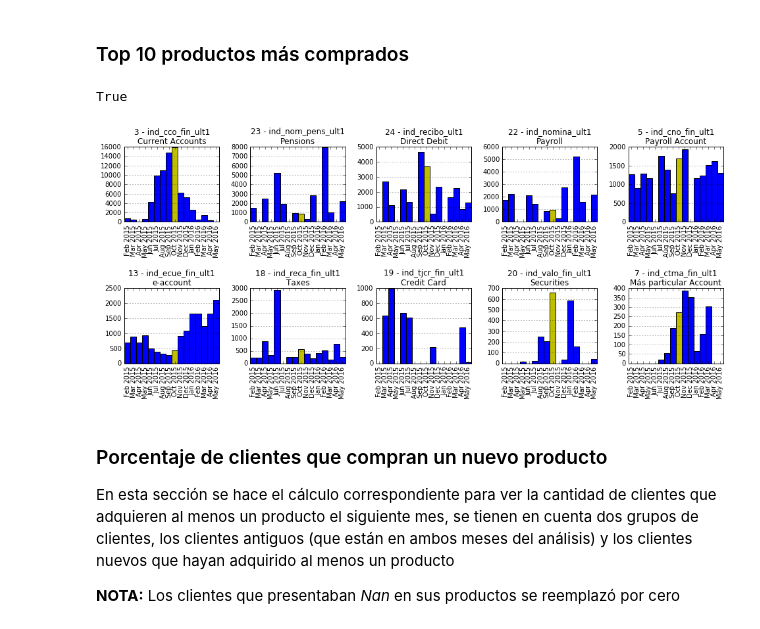
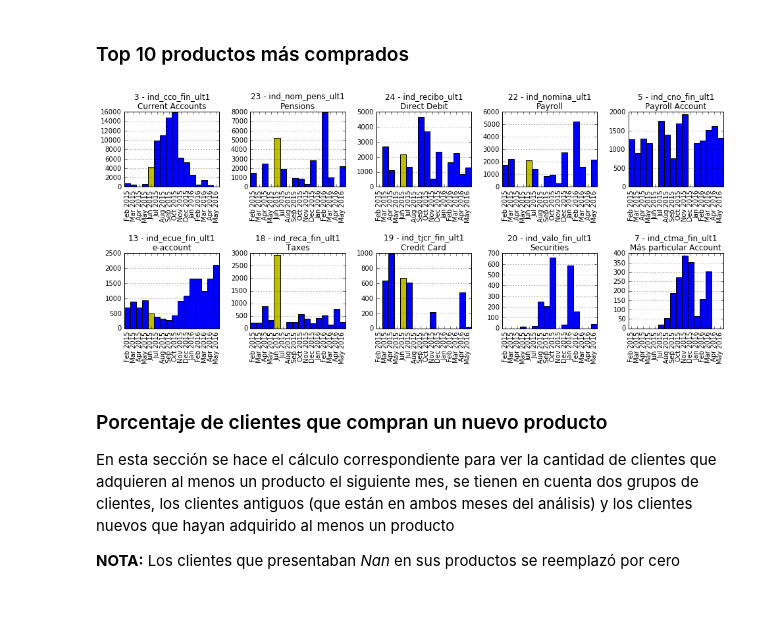
Before and after one commit to sergioml/degree_project, a Jupyter notebook: data_exploration_V2.ipynb, the cells around one changed output. Cells and saved outputs as stored; diff of their text form; code cells hidden in the pictures.

```diff
--- a/data_exploration_V2.ipynb
+++ b/data_exploration_V2.ipynb
@@ -92,7 +92,8 @@ axs = [j for i in axes for j in i]
 for i, col in enumerate(df_b.columns):
     serie = df_b.loc[:, col]
     ax = axs[i]
-    colors = list(map(lambda x: 'r' if x < 0 else 'b', serie.values))
+    #colors = list(map(lambda x: 'r' if x < 0 else 'b', serie.values))
+    colors = list(map(lambda x: 'y' if x == 'Jun 2015' else 'b', dates[1:]))
     ax.bar(np.arange(len(serie)), serie, color=colors, width=1, align='center')
     #ax.plot(serie.values, c='r', linewidth=1.5)
     ax.set_title(descr_prods[col]['num'] + " - " + str(col) + '\n' + descr_prods[col]['name'])
@@ -131,30 +132,26 @@ plt.tight_layout(h_pad=3)
 df_c = df_b.copy()
 df_c[df_c < 0] = 0
 top_purchases = df_c.mean().sort_values(ascending=False)[:10].index
-# %%
-dates[5] == 'Jun 2015'
-# %% [output]
-True
 # %%
 fig, axes = plt.subplots(2, 5, sharex=False, figsize=(13.5, 6))
 axs = [j for i in axes for j in i]
 for i, col in enumerate(top_purchases):
     serie = df_c.loc[:, col]
     ax = axs[i]
     #colors = list(map(lambda x: 'r' if x < 0 else 'b', serie.values))
-    colors = list(map(lambda x: 'y' if x == 'Oct 2015' else 'b', dates[1:]))
+    colors = list(map(lambda x: 'y' if x == 'Jun 2015' else 'b', dates[1:]))
     ax.bar(np.arange(len(serie)), serie, color=colors, width=1, align='center')
     #ax.plot(serie.values, c='r', linewidth=1.5)
     ax.set_title(descr_prods[col]['num'] + " - " + str(col) + '\n' + descr_prods[col]['name'])
     ax.set_xticks(range(len(dates[1:])))
     ax.set_xticklabels(dates[1:], rotation=90)
     ax.set_xlim(-0.5, len(serie.values)-0.5)
     ax.axhline()
     ax.grid(axis='y')
     #ax.ticklabel_format(style='sci', axis='y', scilimits=(0, 4))
 plt.tight_layout(h_pad=2)
 # %% [output]
-[figure, old version]
+[figure, new version]
 # %% [markdown]
 ### Porcentaje de clientes que compran un nuevo producto
 En esta sección se hace el cálculo correspondiente para ver la cantidad de clientes que adquieren al menos un producto el siguiente mes, se tienen en cuenta dos grupos de clientes, los clientes antiguos (que están en ambos meses del análisis) y los clientes nuevos que hayan adquirido al menos un producto
```
Also changed, not shown: parts of 3 cells of this notebook, 1 other file.
